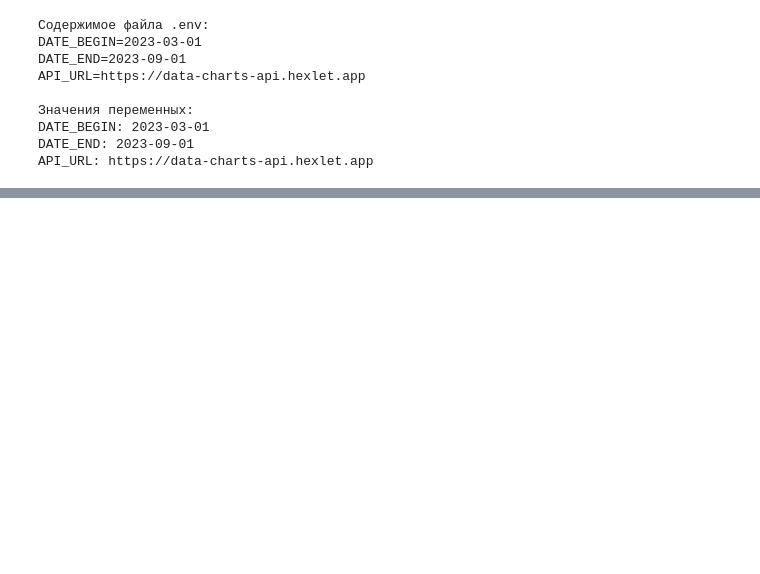
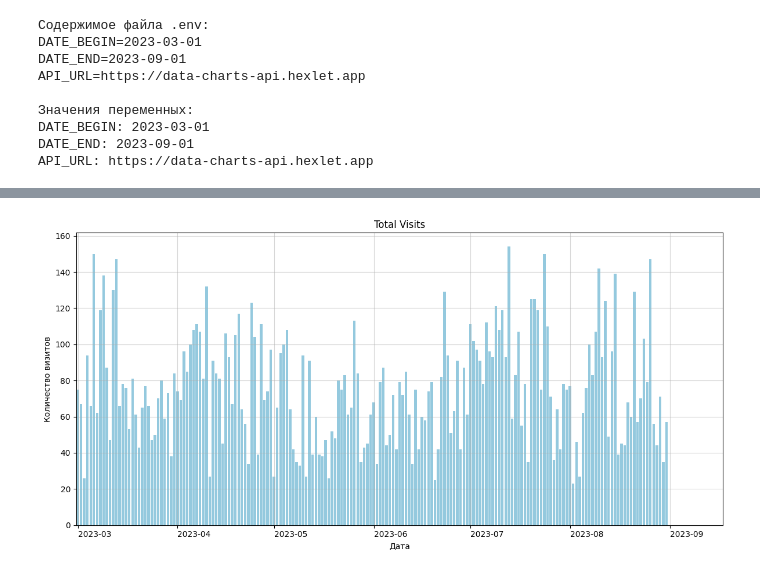
Before and after one commit to Allexxandr/data-analytics-project-100, a Jupyter notebook: charts_project.ipynb, the cells around one changed output, grey strips where cells are left out. Saved outputs shown, nothing was run; the diff lists cells and outputs as text; code cells hidden in the pictures; blank space fills up the shorter version.

```diff
--- a/charts_project.ipynb
+++ b/charts_project.ipynb
@@ -125,0 +271,24 @@ import seaborn as sns
+# %%
+plt.figure(figsize=(12, 6))
+sns.barplot(data=ads, x='date_group', y='visits', color='skyblue')
+
+ads['date_group'] = pd.to_datetime(ads['date_group'])
+monthly_ticks = ads[ads['date_group'].dt.is_month_start]
+
+plt.xticks(
+    ticks=monthly_ticks.index,
+    labels=monthly_ticks['date_group'].dt.strftime('%Y-%m'),
+    rotation=0,
+    ha='left'
+)
+
+plt.xlabel('Дата')
+plt.ylabel('Количество визитов')
+plt.title('Total Visits')
+plt.grid(alpha=0.5)
+plt.tight_layout()
+
+plt.savefig('./charts/total_visits.png')
+plt.show()
+# %% [output]
+[figure, added]
```
Also changed, not shown: parts of 51 cells of this notebook.
